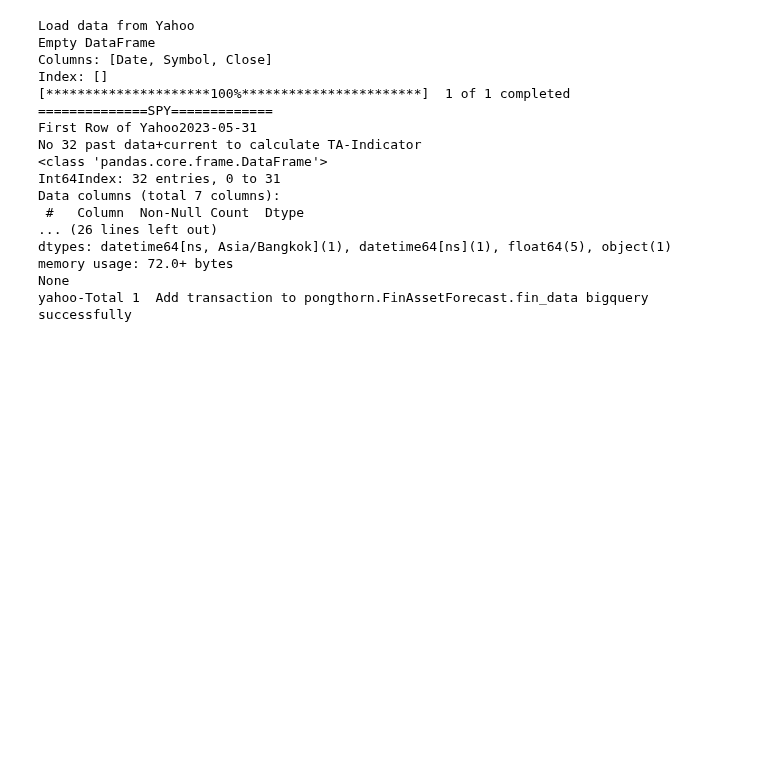
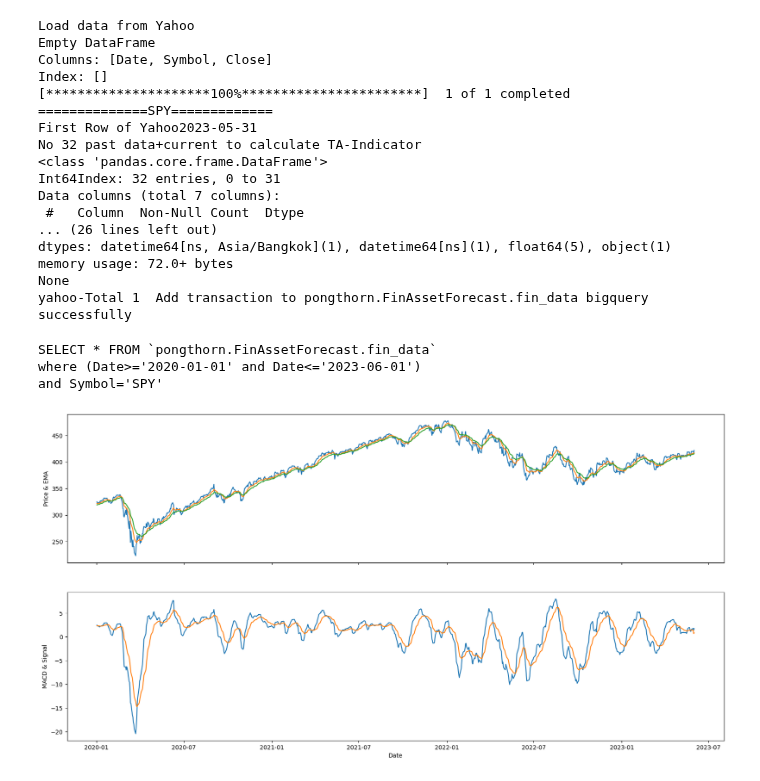
Before and after one commit to technqvi/TimeSeriesML-FinMarket, a Jupyter notebook: forecast-asset/load_daily_price_from_yahoo.ipynb, the cells around one changed output. Cells and saved outputs as stored; diff of their text form; code cells hidden in the pictures; blank space fills up the shorter version.

```diff
--- a/forecast-asset/load_daily_price_from_yahoo.ipynb
+++ b/forecast-asset/load_daily_price_from_yahoo.ipynb
@@ -223,3 +223,39 @@ None
 yahoo-Total 1  Add transaction to pongthorn.FinAssetForecast.fin_data bigquery successfully
 # %%
 # return 'OK'
+# %%
+import matplotlib.pyplot as plt
+import matplotlib.dates as mdates
+import seaborn as sns
+startPriceData='2020-01-01'
+endPriceData='2023-06-01'
+asset_name='SPY'
+
+sqlData=f"""
+SELECT * FROM `pongthorn.FinAssetForecast.fin_data`
+where (Date>='{startPriceData}' and Date<='{endPriceData}')
+and Symbol='{asset_name}'
+"""
+print(sqlData)
+
+dfData=load_data_bq(sqlData)
+dfData=dfData.set_index('Date')
+dfData=dfData.sort_index()
+
+plt.subplots(2, 1, figsize = (20, 10),sharex=True)
+
+ax1 = plt.subplot(2, 1, 1)
+plt.plot(dfData.index,dfData[['Close','EMA1','EMA2']])
+plt.ylabel('Price & EMA')
+
+ax2 = plt.subplot(2, 1, 2)
+plt.plot(dfData.index,dfData[['MACD','SIGNAL']])
+plt.xlabel('Date')
+plt.ylabel('MACD & Signal')
+
+plt.show()
+# %% [output]
+SELECT * FROM `pongthorn.FinAssetForecast.fin_data`
+where (Date>='2020-01-01' and Date<='2023-06-01')
+and Symbol='SPY'
+[figure, added]
```
Also changed, not shown: parts of 1 cell of this notebook, 9 other files.
